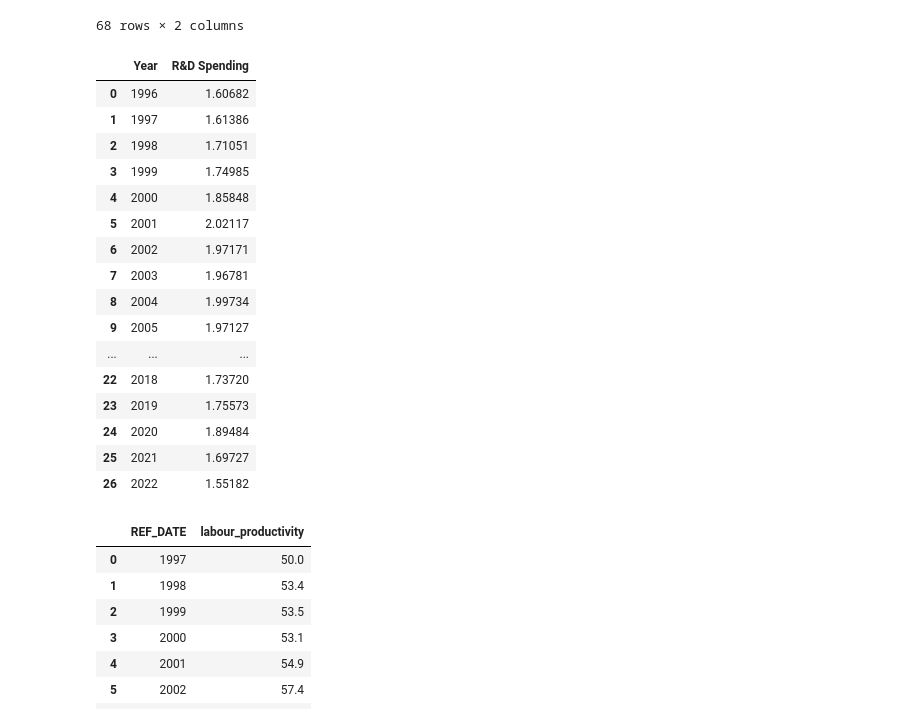
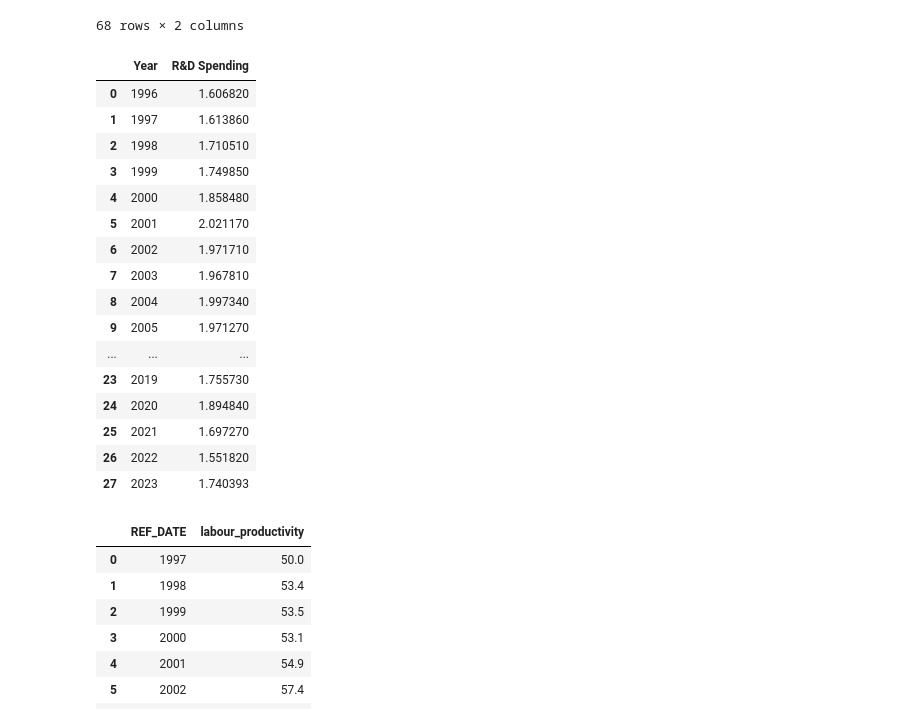
Before and after one commit to whoisusmanali/Digital-Transformation-in-Banking-Industry, a Jupyter notebook: Analysis and Models/Regression Analysis.ipynb, the cells around one changed output. Drawn from its saved outputs; the diff is of its cells as text; code cells hidden in the pictures.

```diff
--- a/Analysis and Models/Regression Analysis.ipynb
+++ b/Analysis and Models/Regression Analysis.ipynb
@@ -86,37 +88,39 @@ See the caveats in the documentation: https://pandas.pydata.org/pandas-docs/stab
 # %%
 #R&D data cleaning
 RD_spending_data1 = RD_spending_data
 #Data for canada
 RD_spending_data1 = RD_spending_data1[RD_spending_data1['Country Name'] == 'Canada']
 
 #Relevent columns
 RD_spending_data1 = RD_spending_data1.drop(['Country Code','Indicator Name','Indicator Code'], axis= 1)
 #Drop null values
 RD_spending_data1.dropna(axis=1,inplace=True)
 #Get the same columns for date
 RD_spending_data1 = pd.melt(RD_spending_data1, id_vars=["Country Name"], var_name="Year", value_name="Value")
 #Get the related columns
 RD_spending_data1 = RD_spending_data1[['Year','Value']]
+RD_spending_data1['Year'] = pd.to_datetime(RD_spending_data1['Year'])
+RD_spending_data1['Year'] = RD_spending_data1['Year'].dt.year
 RD_spending_data1 = RD_spending_data1.rename(columns = {'Value' : 'R&D Spending'})
 RD_spending_data1
 # %% [output]
 |  | Year | R&D Spending |
-| 0 | 1996 | 1.60682 |
-| 1 | 1997 | 1.61386 |
-| 2 | 1998 | 1.71051 |
-| 3 | 1999 | 1.74985 |
-| 4 | 2000 | 1.85848 |
-| 5 | 2001 | 2.02117 |
-| 6 | 2002 | 1.97171 |
-| 7 | 2003 | 1.96781 |
-| 8 | 2004 | 1.99734 |
-| 9 | 2005 | 1.97127 |
+| 0 | 1996 | 1.606820 |
+| 1 | 1997 | 1.613860 |
+| 2 | 1998 | 1.710510 |
+| 3 | 1999 | 1.749850 |
+| 4 | 2000 | 1.858480 |
+| 5 | 2001 | 2.021170 |
+| 6 | 2002 | 1.971710 |
+| 7 | 2003 | 1.967810 |
+| 8 | 2004 | 1.997340 |
+| 9 | 2005 | 1.971270 |
 | ... | ... | ... |
-| 22 | 2018 | 1.73720 |
-| 23 | 2019 | 1.75573 |
-| 24 | 2020 | 1.89484 |
-| 25 | 2021 | 1.69727 |
-| 26 | 2022 | 1.55182 |
+| 23 | 2019 | 1.755730 |
+| 24 | 2020 | 1.894840 |
+| 25 | 2021 | 1.697270 |
+| 26 | 2022 | 1.551820 |
+| 27 | 2023 | 1.740393 |
 # %%
 #Productivity data cleaning
 productivity_data1 = productivity_data
```
Also changed, not shown: parts of 33 cells of this notebook, 9 other files.
